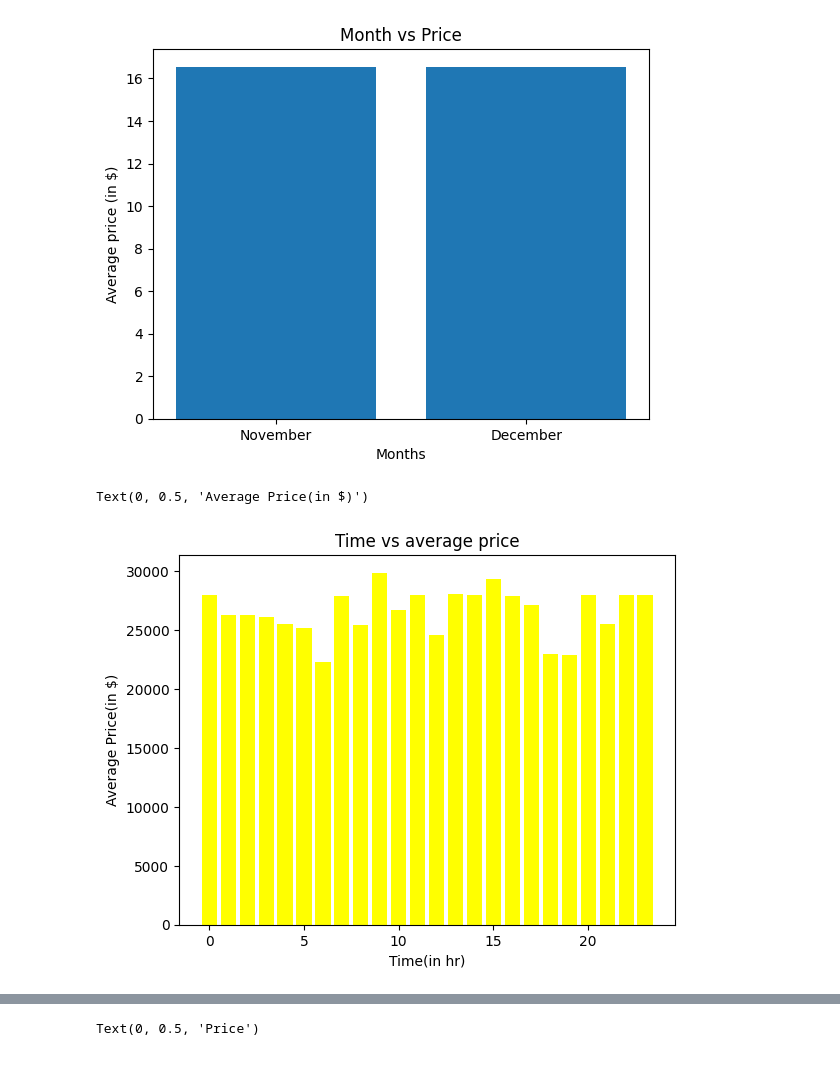
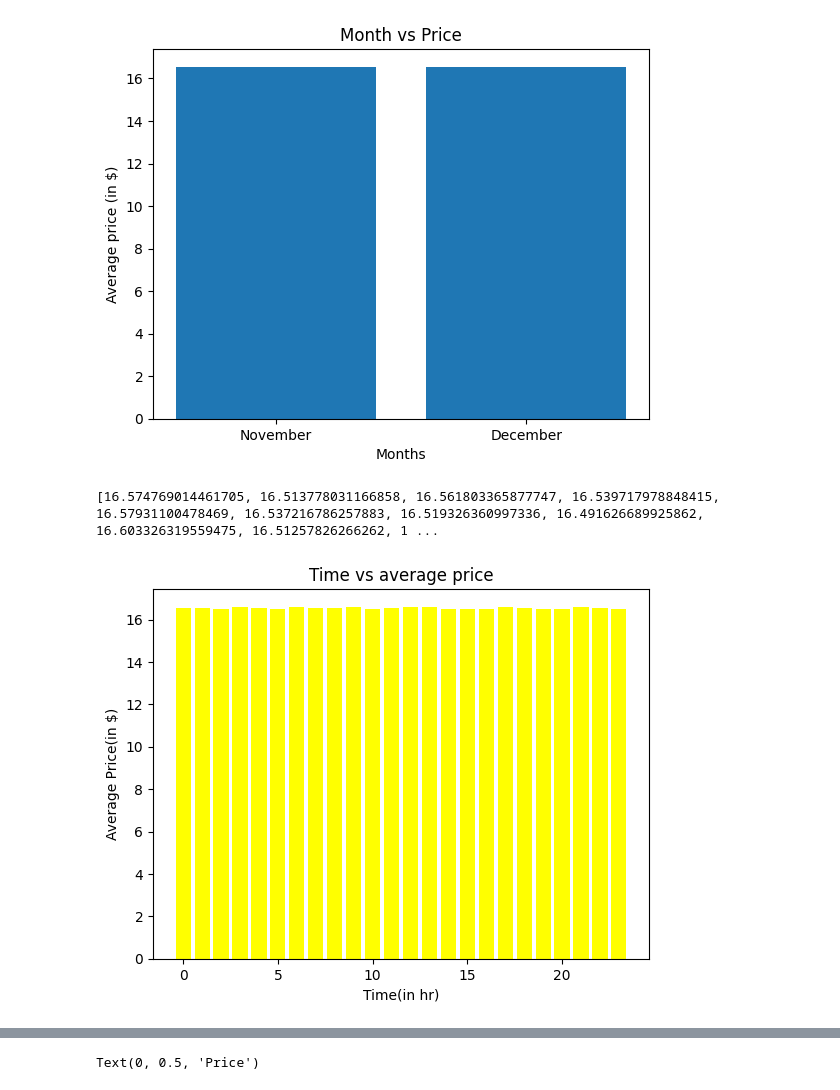
Before and after one commit to itsHarinderjit/Cab-Data-Analysis, a Jupyter notebook: Harinderjit_102017151.ipynb, the cells around one changed output, grey strips where cells are left out. Saved outputs shown, nothing was run; the diff lists cells and outputs as text; code cells hidden in the pictures.

Commit message:
Analysing data

```diff
--- a/Harinderjit_102017151.ipynb
+++ b/Harinderjit_102017151.ipynb
@@ -45,3 +45,14 @@ df.describe()
 | 75% | 1.544828e+09 | 18.000000 | 28.000000 | 12.000000 | 22.500000 | 2.920000 | 1.000000 | 42.364700 | -71.054200 | ... |
 | max | 1.550000e+09 | 23.000000 | 30.000000 | 12.000000 | 97.500000 | 7.860000 | 3.000000 | 42.366100 | -71.033000 | ... |
 8 rows × 46 columns
+# %%
+sd = np.std(df['price'])
+mean = df['price'].mean()
+size = len(df['price'].unique())
+freq = {}
+for data in df['price'].unique() :
+    freq[data] = len(df[df.price == data])
+plt.plot([mean,mean],[0,55000])
+plt.plot([mean-sd,mean-sd],[0,55000],color = "green")
+plt.plot([mean+sd,mean+sd],[0,55000],color = "green")
+plt.scatter(freq.keys(),freq.values(),marker = '1',color = 'red')
@@ -145,16 +171,17 @@ Text(0, 0.5, 'Average price (in $)')
 # %%
 ## time vs average price
 lst = df['hour'].unique()
 num = [0]*24
 for data in lst :
-    num[data] = len(df[df.hour==data])
+    num[data] = df[df.hour==data]['price'].mean()
 plt.bar(lst,num,color = "yellow")
 plt.title("Time vs average price")
 plt.xlabel("Time(in hr)")
 plt.ylabel("Average Price(in $)")
+print(num)
 # %% [output]
-Text(0, 0.5, 'Average Price(in $)')
+[16.574769014461705, 16.513778031166858, 16.561803365877747, 16.539717978848415, 16.57931100478469, 16.537216786257883, 16.519326360997336, 16.491626689925862, 16.603326319559475, 16.51257826266262, 1 ...
-[figure, old version]
+[figure, new version]
 # %%
 ## time vs number of cabs
 lst = df['hour'].unique()
```
Also changed, not shown: parts of 7 cells of this notebook.
